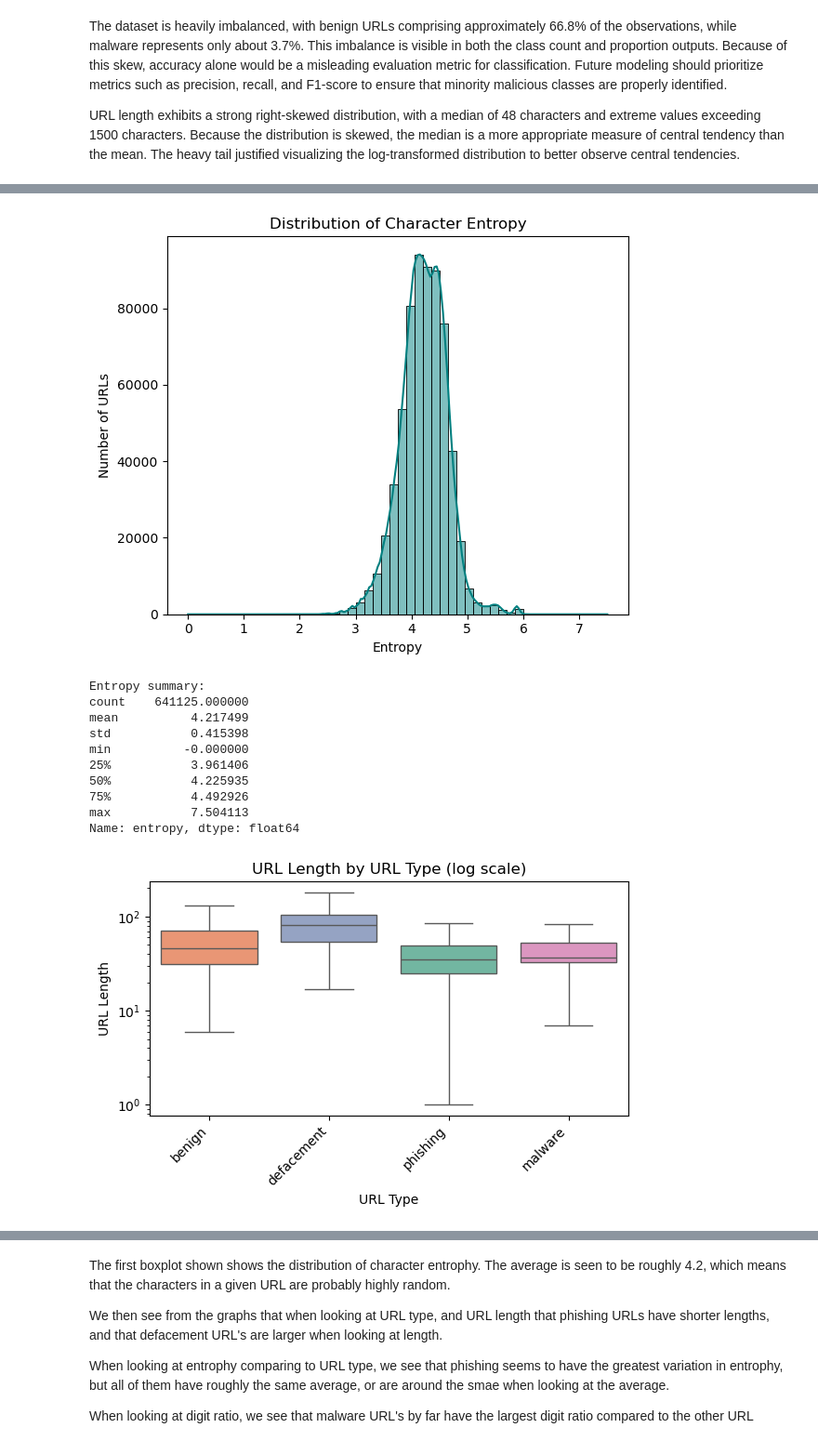
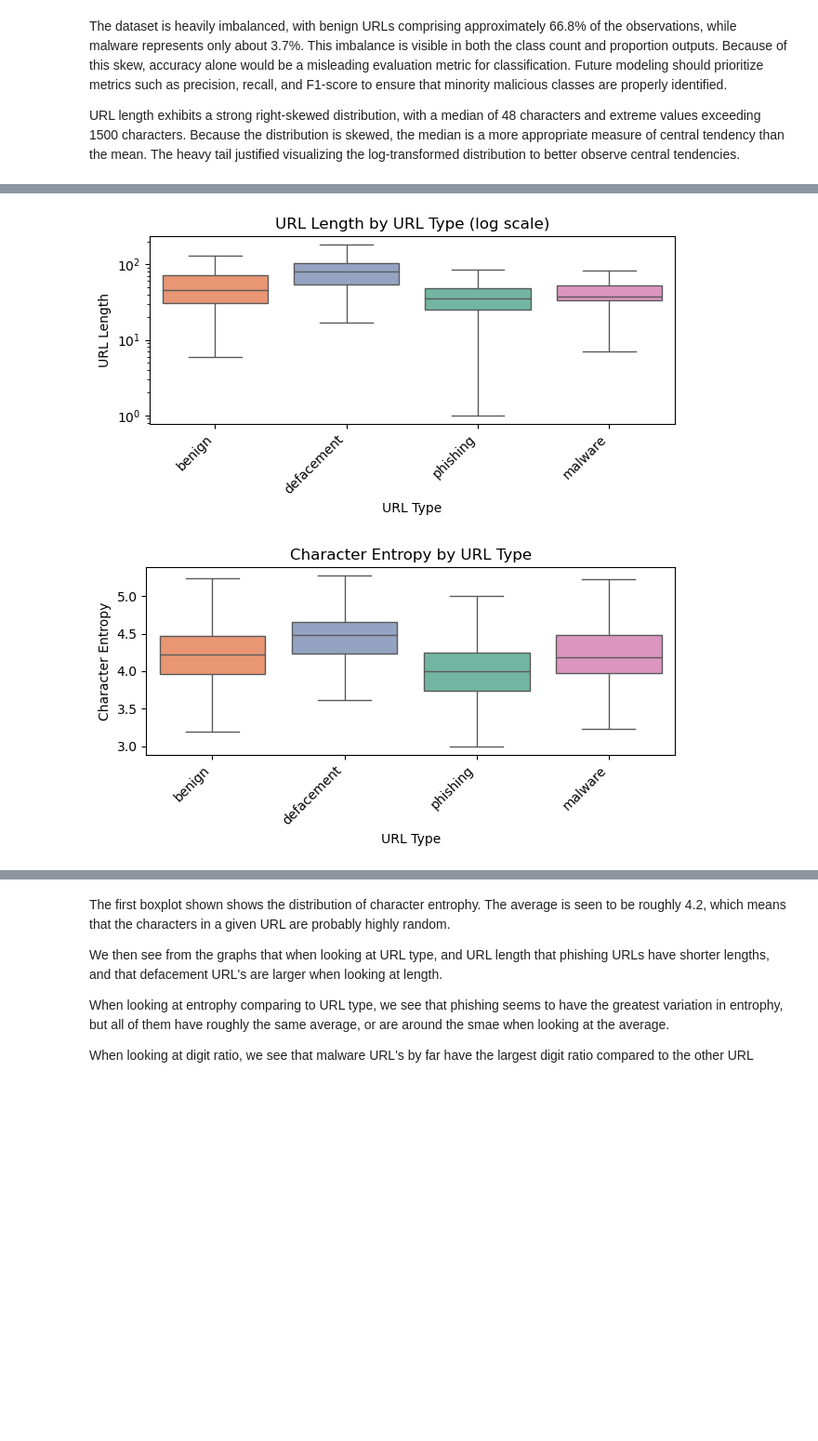
Before and after one commit to COGS108/Group132_WI26, a Jupyter notebook: 03-FinalProject.ipynb, the cells around one changed output, grey strips where cells are left out. Shown at 93% size. Cells and saved outputs as stored; diff of their text form; code cells hidden in the pictures; blank space fills up the shorter version.

```diff
--- a/03-FinalProject.ipynb
+++ b/03-FinalProject.ipynb
@@ -358,12 +358,14 @@ import seaborn as sns
 df = pd.read_csv("data/02-processed/malicious_urls_clean.csv")
 
 # Quick peek
-print("Shape:", df.shape)
+print("\n=== Shape ===\n", df.shape)
 display(df.head())
 
 # Basic data checks (types, missingness)
-print("\nData types:\n", df.dtypes)
-print("\nMissing values per column:\n", df.isna().sum().sort_values(ascending=False))
+print("\n=== Data Types ===")
+for dtype, col in df.dtypes.groupby(df.dtypes):
+    print(f"\n{dtype}: {', '.join(col.index)}")
+print("\n\n=== Total Missing Values in Dataset #1 ===\n", df.isna().sum().sum())
 
 # remove any accidental 'nan' string labels if they exist
 df = df[df["type"].notna()]
@@ -477,17 +503,4 @@ URL length exhibits a strong right-skewed distribution, with a median of 48 char
 # %%
-#Entropy distribution
-if "entropy" in df.columns:
-    plt.figure(figsize=(6, 5))
-    sns.histplot(df["entropy"], bins=50, kde=True, color='teal')
-    plt.title("Distribution of Character Entropy")
-    plt.xlabel("Entropy")
-    plt.ylabel("Number of URLs")
-    plt.tight_layout()
-    plt.show()
-
-    print("\nEntropy summary:")
-    print(df["entropy"].describe())
-
 # Compare key features across classes (supports hypothesis)
 
 feature_labels = {"url_length": "URL Length",
@@ -505,44 +518,35 @@ feature_labels = {"url_length": "URL Length",
 
 # Helper: boxplot-by-class with good aesthetics
 def box_by_class(feature, logy=False):
-    plt.figure(figsize=(6, 4))
+    plt.figure(figsize=(6.5, 3.5))
     sns.boxplot(data=df, x="type", y=feature, order=order, showfliers=False, palette="Set2", hue="type", dodge=False)
     feature = feature_labels.get(feature, feature)
     if logy:
         plt.yscale("log")
     plt.title(f"{feature} by URL Type" + (" (log scale)" if logy else ""))
     plt.xlabel("URL Type")
     plt.ylabel(feature)
     plt.xticks(rotation=45, ha="right")
     plt.tight_layout()
     plt.show()
+    print("\n")
 
 # URL length by class (log scale helps since length is skewed)
 box_by_class("url_length", logy=True)
 
 # Entropy by class
 if "entropy" in df.columns:
     box_by_class("entropy", logy=False)
 
 # Ratios by class (digits / special characters)
 for col in ["digit_ratio", "spec_ratio", "letter_ratio"]:
     if col in df.columns:
         box_by_class(col, logy=False)
 
 # Special character counts by class (choose a few most meaningful)
 for col in ["dot_cnt", "dash_cnt", "under_cnt", "slash_cnt", "qm_cnt", "eq_cnt", "at_cnt"]:
     if col in df.columns:
         box_by_class(col, logy=False)
 # %% [output]
-[figure, old version]
+[figure, new version]
-Entropy summary:
-count    641125.000000
-mean          4.217499
-std           0.415398
-min          -0.000000
-25%           3.961406
-50%           4.225935
-75%           4.492926
-max           7.504113
-Name: entropy, dtype: float64
-[figure, old version]
+[figure, new version]
```
Also changed, not shown: parts of 9 cells of this notebook.
